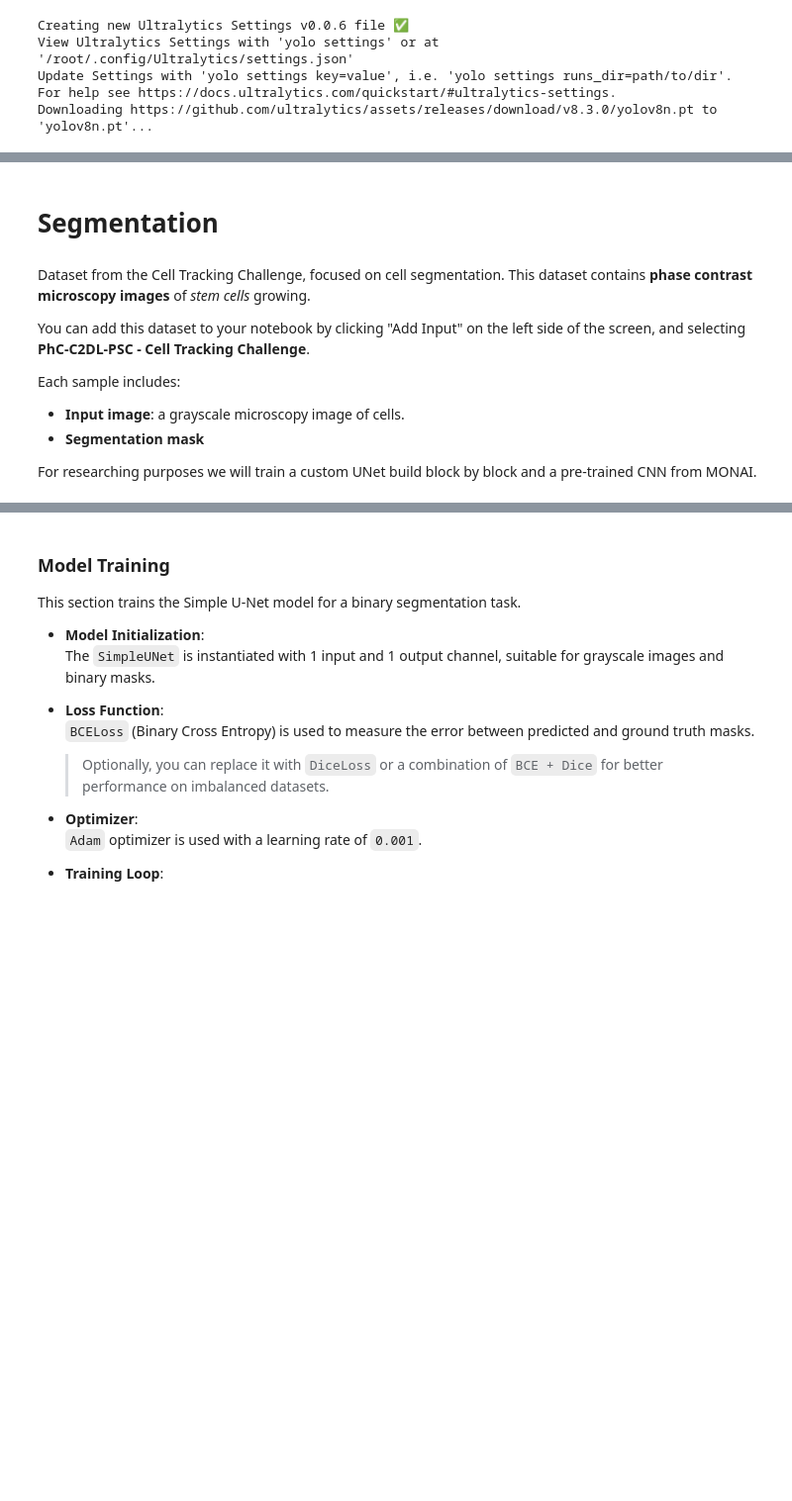
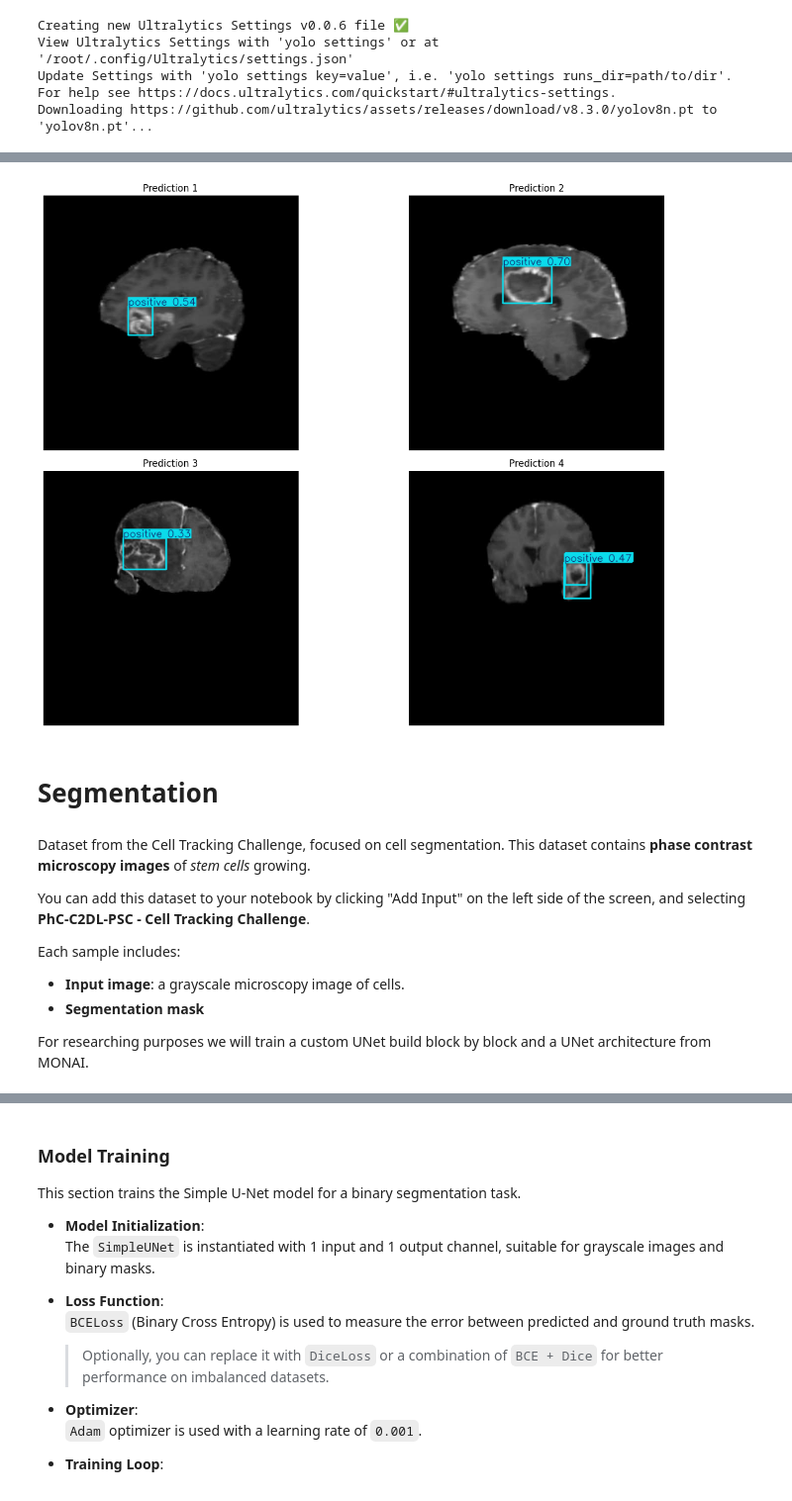
Before and after one commit to luciaschmidtsantiago/agora, a Jupyter notebook: basics-dl/cnn-workshop.ipynb, the cells around one changed output, grey strips where cells are left out. Shown at 99% size. Saved outputs shown, nothing was run; the diff lists cells and outputs as text; code cells hidden in the pictures; blank space fills up the shorter version.

```diff
--- a/basics-dl/cnn-workshop.ipynb
+++ b/basics-dl/cnn-workshop.ipynb
@@ -483,32 +731,35 @@ model.train(
 # %%
 # Load the trained model
-model_path = 'runs/detect/train/weights/best.pt'  # Adjust path if different
+model_path = 'runs/detect/train2/weights/best.pt'  # Adjust path if different
 model = YOLO(model_path)
 
 # Define the directory with validation images
-source_dir = '/kaggle/input/brain-tumor-object-detection-yolo/Brain Tumor - Object Detection - YOLO/valid/images/'
+source_dir = '/kaggle/input/brain-tumor-yolo/brain_tumor_yolo/valid/images'
+
 
 # Run inference WITHOUT saving the images
 results = model.predict(
     source=source_dir,
     save=False,               # Don't save to disk
     conf=0.3,                 # Confidence threshold
     iou=0.5,                  # IoU threshold
     device='cuda' if torch.cuda.is_available() else 'cpu',
     imgsz=416,
     verbose=False
 )
 
 # Show the first few predictions inline
 plt.figure(figsize=(15, 10))
 for i, result in enumerate(results[:4]):   # Show first 4 images
     img = Image.fromarray(result.plot()[..., ::-1])  # result.plot() returns BGR numpy array
     plt.subplot(2, 2, i+1)
     plt.imshow(img)
     plt.title(f"Prediction {i+1}")
     plt.axis('off')
 plt.tight_layout()
 plt.show()
+# %% [output]
+[figure, added]
 # %% [markdown]
 # Segmentation
 # %% [markdown]
@@ -521,5 +772,5 @@ Each sample includes:
 * **Input image**: a grayscale microscopy image of cells.
 * **Segmentation mask**
 
-For researching purposes we will train a custom UNet build block by block and a pre-trained CNN from MONAI.
+For researching purposes we will train a custom UNet build block by block and a UNet architecture from MONAI.
 # %% [markdown]
```
Also changed, not shown: parts of 48 cells of this notebook, 1 other file.
